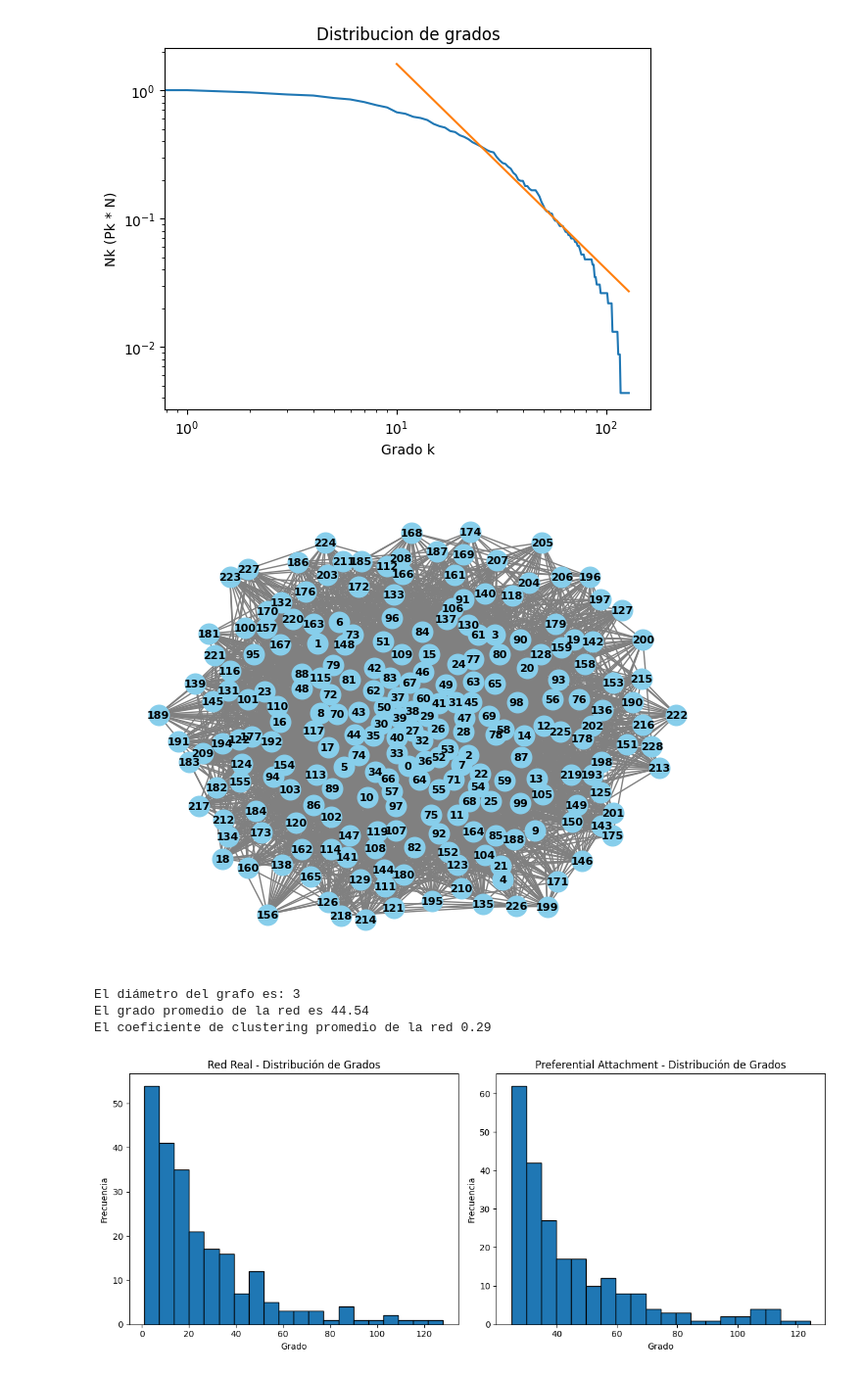
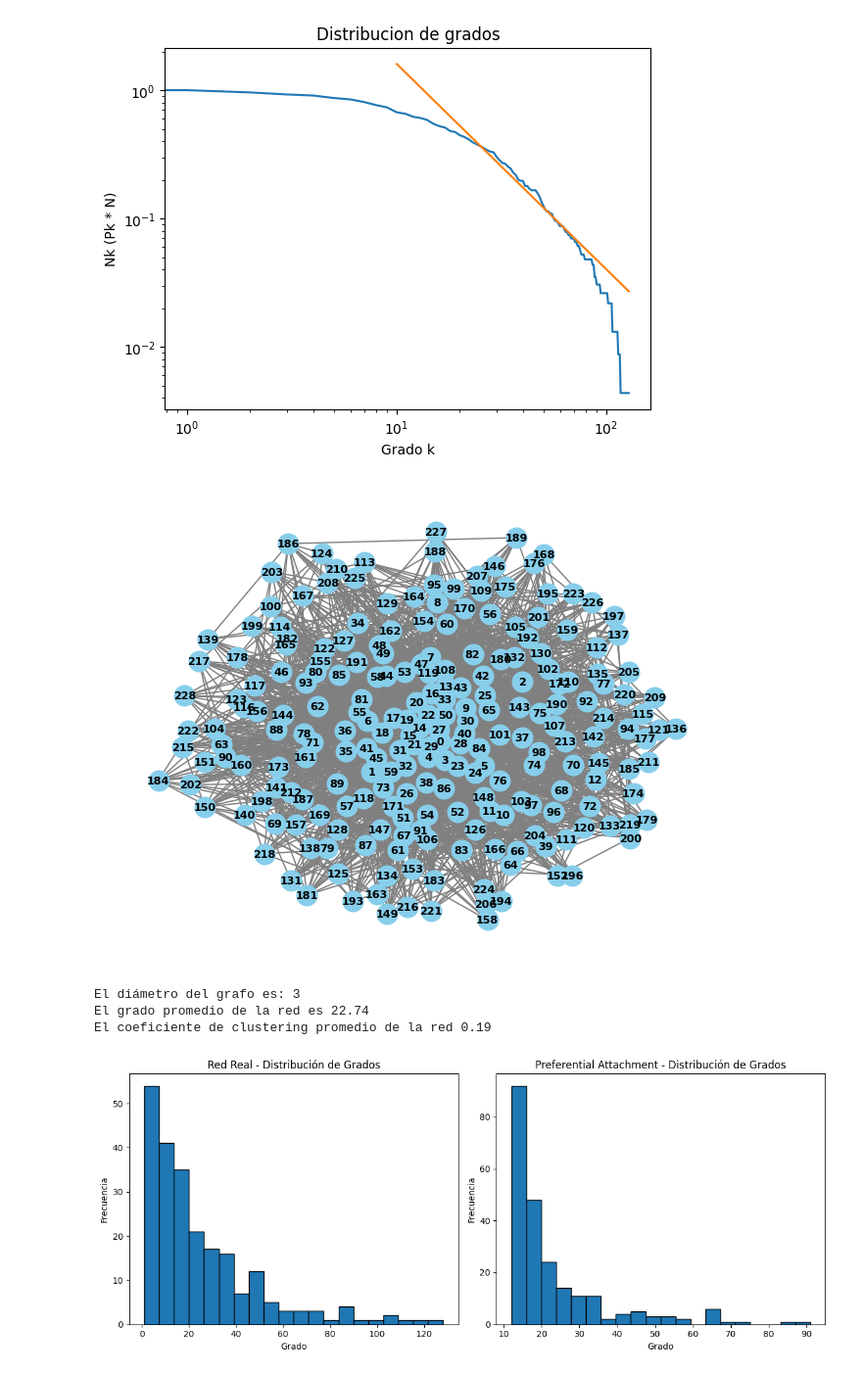
Before and after one commit to MauricioBuzzone/TDA2-RedesSociales, a Jupyter notebook: TP1/Análisis.ipynb, the cells around one changed output. Shown at 98% size. Cells and saved outputs as stored; diff of their text form; code cells hidden in the pictures.

```diff
--- a/TP1/Análisis.ipynb
+++ b/TP1/Análisis.ipynb
@@ -170,9 +171,9 @@ def graficar_distribuciones(distribucion_grados):
     plt.title("Distribucion de grados")
     plt.show()
 
-alpha = alfa_preferential_attachment(G,10)
+alpha = metricas.alfa_preferential_attachment(G,10)
 print(f'Alfa: {alpha} (Estimador Maxima Verosimilitud)')
-dist_grado = distrubucion_ccdf(G)
+dist_grado = metricas.distrubucion_ccdf(G)
 graficar_distribuciones(dist_grado)
 # %% [output]
 Alfa: 2.449890843293105 (Estimador Maxima Verosimilitud)
@@ -182,8 +183,10 @@ Alfa:  2.6
 # Ambos metodos para calcular alpha dieron similares
 nodes = G.number_of_nodes()
 
-#G_preferential_attachment = preferential_attachment(False, alpha, nodes, grado_promedio(G))
-G_preferential_attachment = nx.barabasi_albert_graph(nodes, round(grado_promedio(G)))
+G_preferential_attachment = modelos.preferential_attachment(False, alpha, nodes, round(metricas.grado_promedio(G)/2))
+
+# https://barabasi.com/f/622.pdf
+G_preferential_attachment = nx.barabasi_albert_graph(nodes, round(metricas.grado_promedio(G)/2))
 
 pos = nx.spring_layout(G_preferential_attachment, k=1)
 nx.draw(G_preferential_attachment,
@@ -195,39 +198,39 @@ nx.draw(G_preferential_attachment,
         font_color="black",
         font_weight="bold",
         edge_color="gray",
         linewidths=0.01)
 plt.show()
 
 # Metricas de la red Preferential Attachment.
 print(f"El diámetro del grafo es: {nx.diameter(G_preferential_attachment)}")
-print(f'El grado promedio de la red es {round(grado_promedio(G_preferential_attachment),2)}')
+print(f'El grado promedio de la red es {round(metricas.grado_promedio(G_preferential_attachment),2)}')
 print(f'El coeficiente de clustering promedio de la red {round(coef_clustering(G_preferential_attachment),2)}')
 
 # Comparacion distribucion de los grados.
 degrees = [degree for node, degree in G.degree()]
 degrees_preferential_attachment = [degree for node, degree in G_preferential_attachment.degree()]
 
 plt.figure(figsize=(12, 5))
 plt.subplot(1, 2, 1)
 plt.hist(degrees, bins=20, edgecolor='k')
 plt.title("Red Real - Distribución de Grados")
 plt.xlabel("Grado")
 plt.ylabel("Frecuencia")
 
 plt.subplot(1, 2, 2)
 plt.hist(degrees_preferential_attachment, bins=20, edgecolor='k')
 plt.title("Preferential Attachment - Distribución de Grados")
 plt.xlabel("Grado")
 plt.ylabel("Frecuencia")
 
 plt.tight_layout()
 plt.show()
 # %% [output]
-[figure, old version]
+[figure, new version]
 El diámetro del grafo es: 3
-El grado promedio de la red es 44.54
-El coeficiente de clustering promedio de la red 0.29
+El grado promedio de la red es 22.74
+El coeficiente de clustering promedio de la red 0.19
-[figure, old version]
+[figure, new version]
 # %%
 # Guardamos la red modelada para luego importarla en gephi.
 with open("preferential_attachment.csv", 'w', newline='') as csvfile:
```
Also changed, not shown: parts of 10 cells of this notebook, 5 other files.
